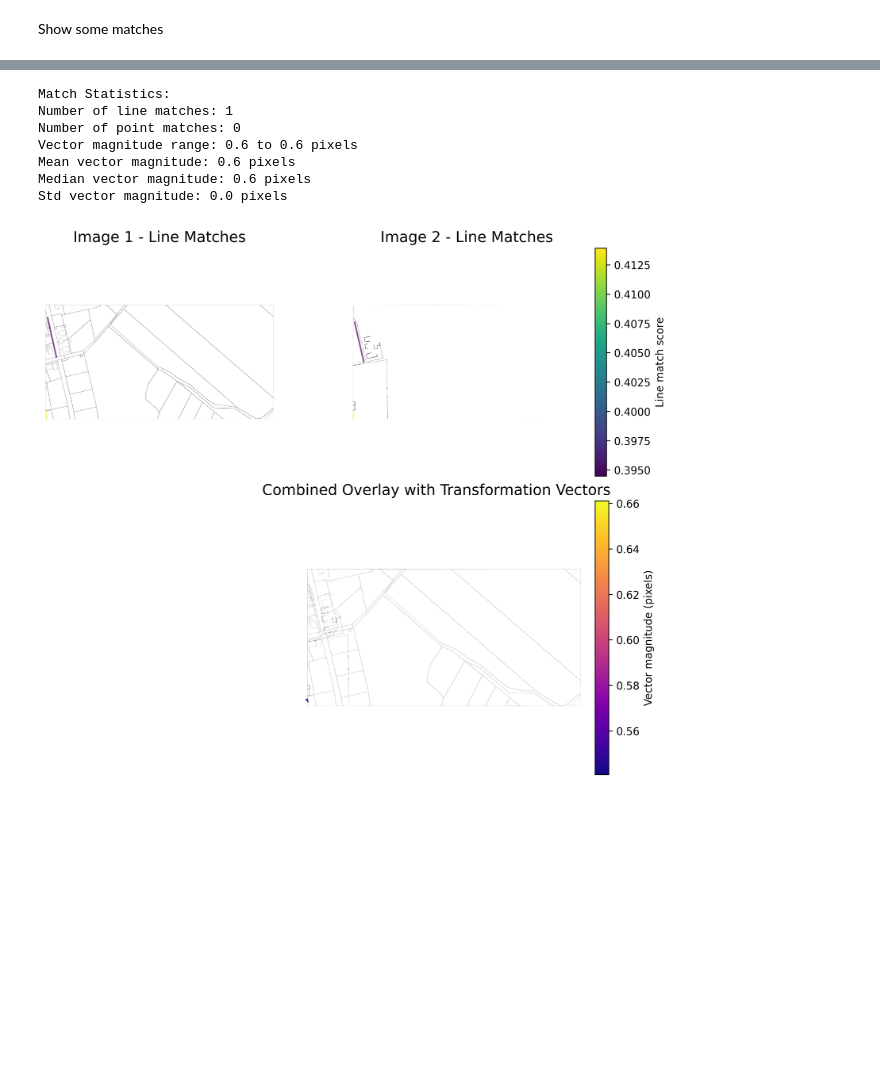
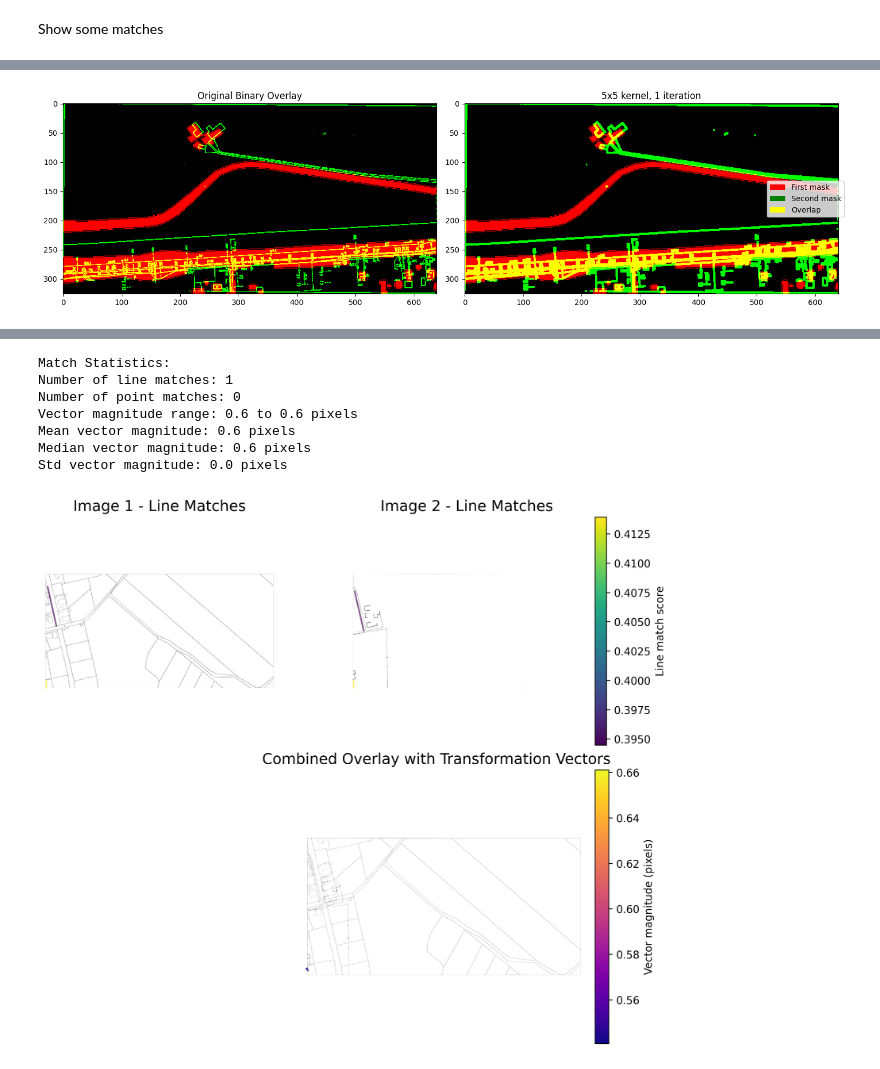
Before and after one commit to ramziourari/asl-recognition, a Jupyter notebook: combined_lines_points.ipynb, the cells around one changed output, grey strips where cells are left out. Saved outputs shown, nothing was run; the diff lists cells and outputs as text; code cells hidden in the pictures; blank space fills up the shorter version.

```diff
--- a/combined_lines_points.ipynb
+++ b/combined_lines_points.ipynb
@@ -227,0 +347,78 @@ plot_lines([line_seg0, line_seg1], ps=3, lw=2)
+# %%
+import cv2
+import numpy as np
+import matplotlib.pyplot as plt
+
+# Read images
+gray0 = cv2.imread(img_path0, 0)
+gray1 = cv2.imread(img_path1, 0)
+
+# Convert first image to binary if needed (assuming it's already binary from your example)
+binary0 = gray0
+
+# Convert second image to binary
+_, binary1 = cv2.threshold(gray1, 240, 255, cv2.THRESH_BINARY_INV)
+
+# Different kernel options
+kernel_3x3 = np.ones((3,3), np.uint8)
+kernel_5x5 = np.ones((5,5), np.uint8)
+kernel_cross = np.array([
+    [0,1,0],
+    [1,1,1],
+    [0,1,0]], dtype=np.uint8)
+kernel_ellip = cv2.getStructuringElement(cv2.MORPH_ELLIPSE, (5,5))
+
+# Create figure with multiple dilated versions
+fig, axs = plt.subplots(1, 2, figsize=(15, 10))
+
+# Function to create overlay
+def plot_overlay(ax, mask1, mask2, title):
+    # Create RGB image (initially all black)
+    overlay = np.zeros((mask1.shape[0], mask1.shape[1], 3))
+
+    # Set first mask to red
+    overlay[mask1 > 0] = [1, 0, 0]  # Red for first mask
+    # Set second mask to green
+    overlay[mask2 > 0] = [0, 1, 0]  # Green for second mask
+    # Areas where both masks overlap will be yellow
+    overlay[(mask1 > 0) & (mask2 > 0)] = [1, 1, 0]  # Yellow for overlap
+
+    ax.imshow(overlay)
+    ax.set_title(title)
+
+# Original
+plot_overlay(axs[0], binary0, binary1, 'Original Binary Overlay')
+
+# # 3x3 kernel, 1 iteration
+# dilated_3x3 = cv2.dilate(binary1, kernel_3x3, iterations=5)
+# plot_overlay(axs[0,1], binary0, dilated_3x3, '3x3 kernel, 1 iteration')
+
+# 5x5 kernel, 1 iteration
+dilated_5x5 = cv2.dilate(binary1, kernel_3x3, iterations=1)
+plot_overlay(axs[1], binary0, dilated_5x5, '5x5 kernel, 1 iteration')
+
+# # Cross kernel
+# dilated_cross = cv2.dilate(binary1, kernel_cross, iterations=1)
+# plot_overlay(axs[1,0], binary0, dilated_cross, 'Cross kernel')
+
+# # Elliptical kernel
+# dilated_ellip = cv2.dilate(binary1, kernel_ellip, iterations=1)
+# plot_overlay(axs[1,1], binary0, dilated_ellip, 'Elliptical kernel')
+
+# # Multiple iterations
+# dilated_iter = cv2.dilate(binary1, kernel_3x3, iterations=2)
+# plot_overlay(axs[1,2], binary0, dilated_iter, '3x3 kernel, 2 iterations')
+
+# Add a legend
+from matplotlib.patches import Patch
+legend_elements = [
+    Patch(facecolor='red', label='First mask'),
+    Patch(facecolor='green', label='Second mask'),
+    Patch(facecolor='yellow', label='Overlap')
+]
+fig.legend(handles=legend_elements, loc='center right')
+
+plt.tight_layout()
+plt.show()
+# %% [output]
+[figure, added]
```
Also changed, not shown: parts of 9 cells of this notebook.
